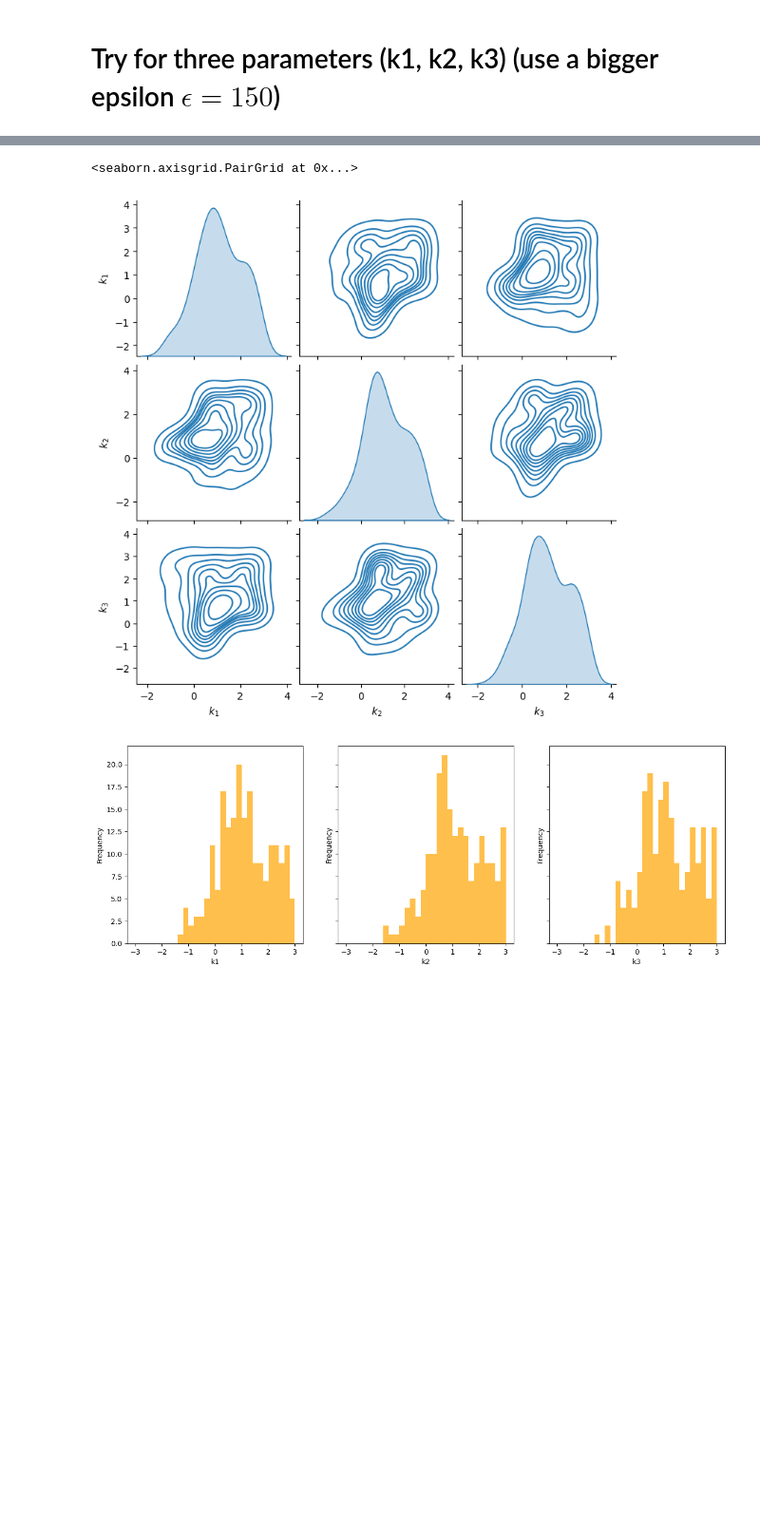
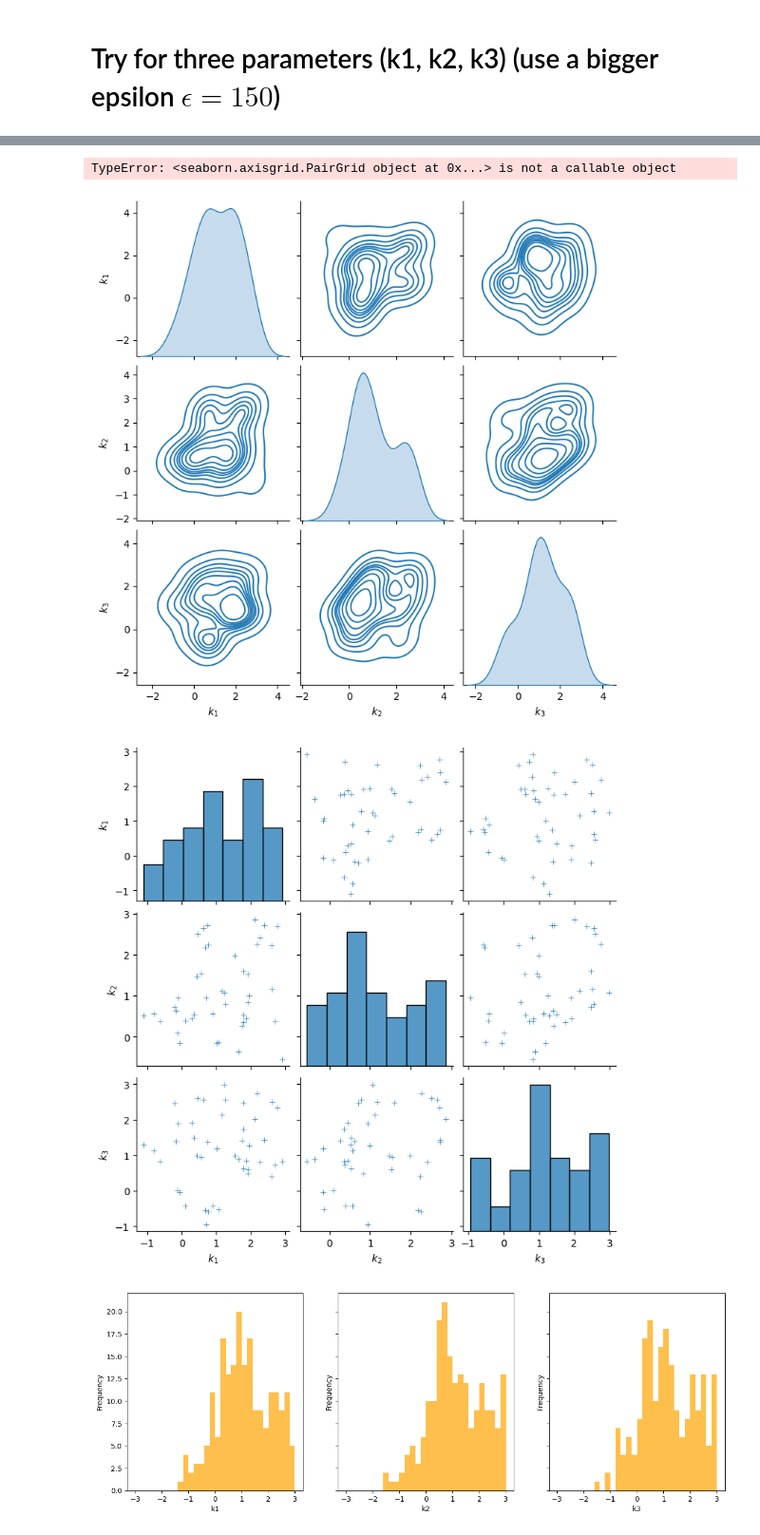
Before and after one commit to nataliaglazman/sbi-grn, a Jupyter notebook: rej-abc/rej_abc_3params.ipynb, the cells around one changed output, grey strips where cells are left out. Shown at 95% size. Drawn from its saved outputs; the diff is of its cells as text; code cells hidden in the pictures; blank space fills up the shorter version.

Commit message:
seaborn not working

```diff
--- a/rej-abc/rej_abc_3params.ipynb
+++ b/rej-abc/rej_abc_3params.ipynb
@@ -180,12 +180,14 @@ ax.view_init(0, 180)
 # %%
 import seaborn as sns
 import pandas as pd
 plot_k = pd.DataFrame(data=np.array([k1_accept, k2_accept, k3_accept]), index=(r"$k_{1}$", r"$k_{2}$", r"$k_{3}$"))
 plot_k_t = pd.DataFrame.transpose(plot_k)
-sns.pairplot(plot_k_t, kind="kde")
+g = sns.pairplot(plot_k_t, kind="kde")
+g.map_lower(sns.pairplot(plot_k_t, plot_kws=dict(marker="+")))
 # %% [output]
-<seaborn.axisgrid.PairGrid at 0x...>
+TypeError: <seaborn.axisgrid.PairGrid object at 0x...> is not a callable object
-[figure, old version]
+[figure, new version]
+[figure, added]
 # %%
 # Plot histograms
 fig, axs = plt.subplots(1, len(true_params), figsize=(15, 5), sharey=True)
```
Also changed, not shown: parts of 2 cells of this notebook.
